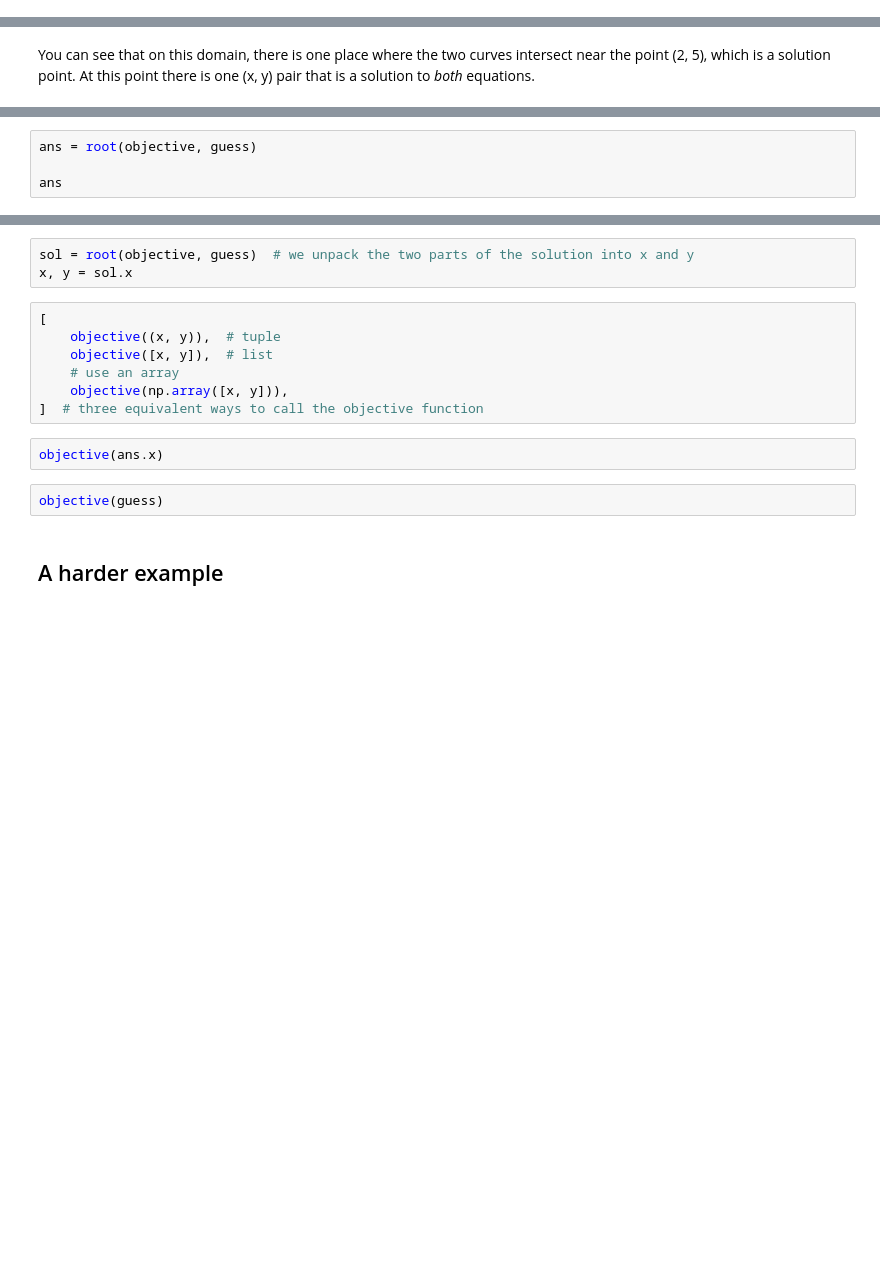
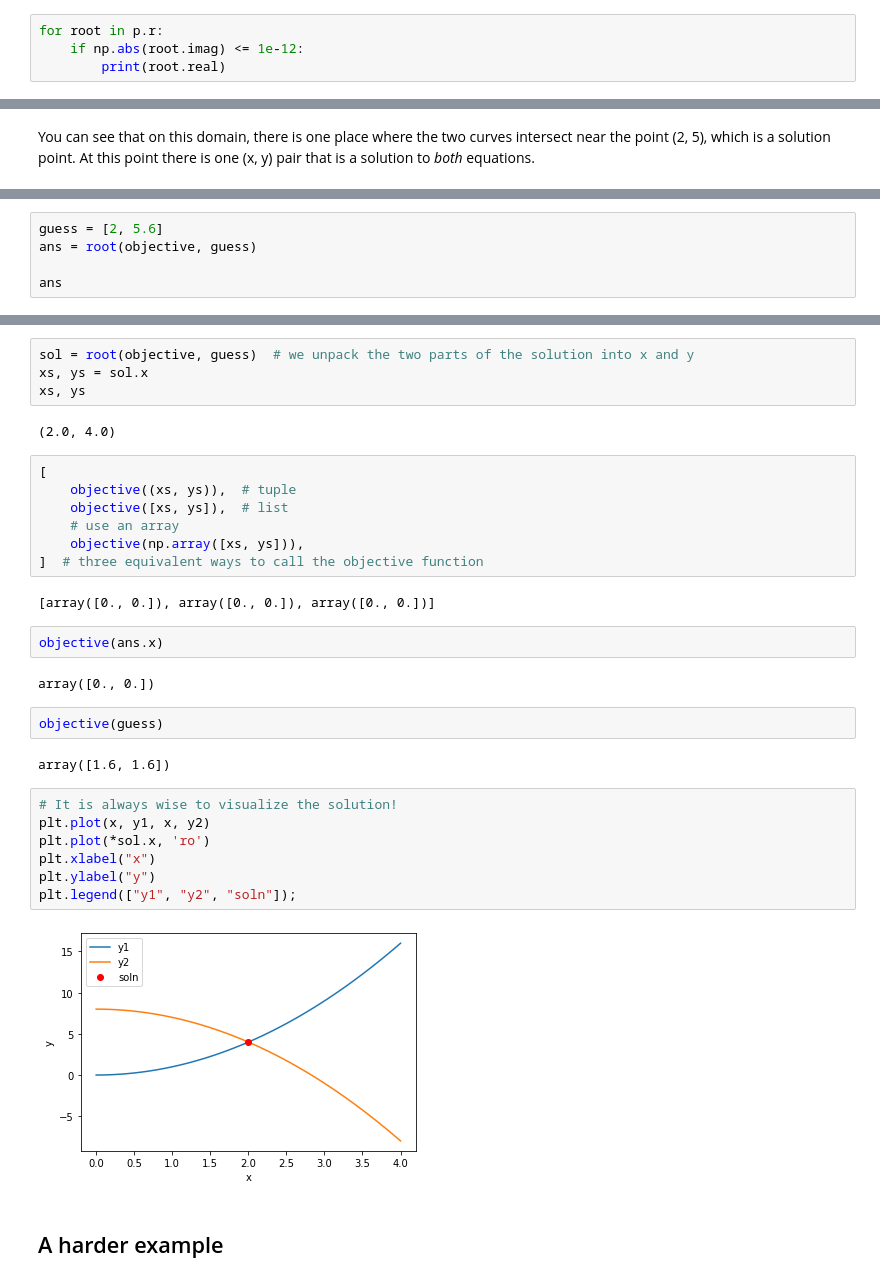
Before and after one commit to Steel-Bank-codespaces/f22-06623, a Jupyter notebook: lectures/08-nla-2/08-nla-2.ipynb, the cells around one changed output, grey strips where cells are left out. Drawn from its saved outputs; the diff is of its cells as text; blank space fills up the shorter version.

```diff
--- a/lectures/08-nla-2/08-nla-2.ipynb
+++ b/lectures/08-nla-2/08-nla-2.ipynb
@@ -170,0 +335,4 @@ p.r  # shorthand for roots
+# %%
+for root in p.r:
+    if np.abs(root.imag) <= 1e-12:
+        print(root.real)
@@ -223,4 +423,5 @@ objective(guess)
 # %%
+guess = [2, 5.6]
 ans = root(objective, guess)
 
 ans
@@ -227,17 +439,35 @@ ans
 # %%
 sol = root(objective, guess)  # we unpack the two parts of the solution into x and y
-x, y = sol.x
+xs, ys = sol.x
+xs, ys
+# %% [output]
+(2.0, 4.0)
 # %%
 [
-    objective((x, y)),  # tuple
-    objective([x, y]),  # list
+    objective((xs, ys)),  # tuple
+    objective([xs, ys]),  # list
     # use an array
-    objective(np.array([x, y])),
+    objective(np.array([xs, ys])),
 ]  # three equivalent ways to call the objective function
+# %% [output]
+[array([0., 0.]), array([0., 0.]), array([0., 0.])]
 # %%
 objective(ans.x)
+# %% [output]
+array([0., 0.])
 # %%
 objective(guess)
+# %% [output]
+array([1.6, 1.6])
+# %%
+# It is always wise to visualize the solution!
+plt.plot(x, y1, x, y2)
+plt.plot(*sol.x, 'ro')
+plt.xlabel("x")
+plt.ylabel("y")
+plt.legend(["y1", "y2", "soln"]);
+# %% [output]
+[figure, added]
 # %% [markdown]
 ## A harder example
 # %% [markdown]
```
Also changed, not shown: parts of 52 cells of this notebook, 1 other file.
